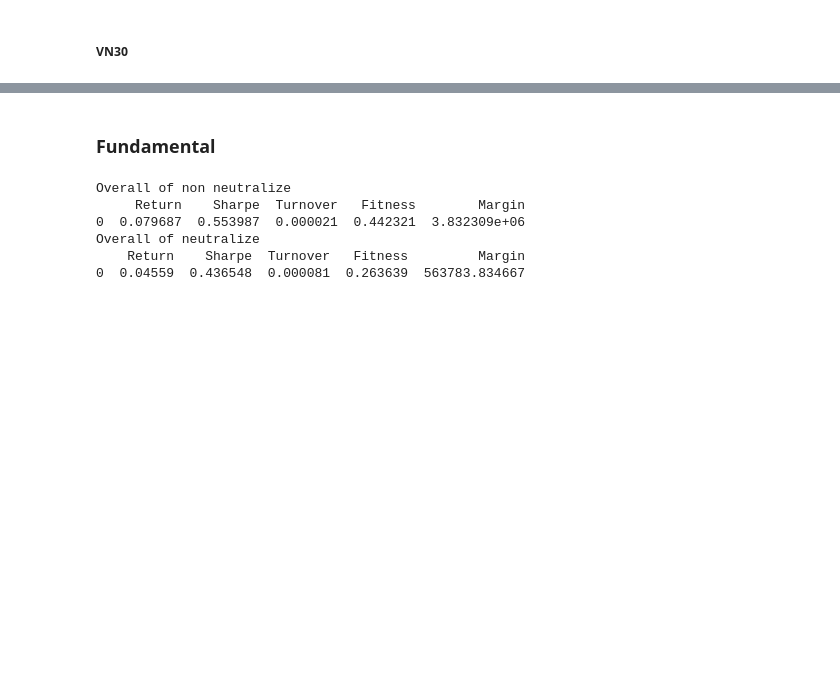
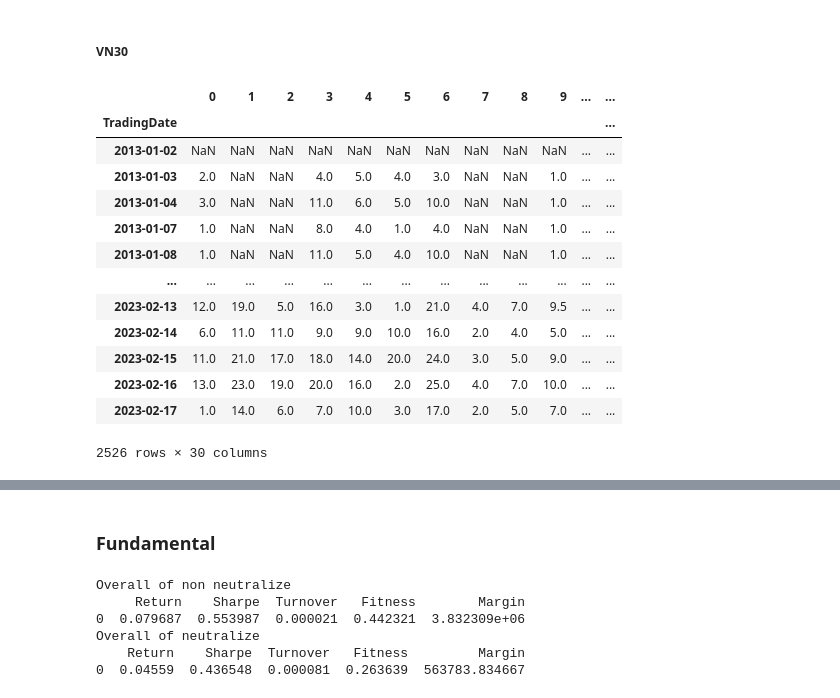
Before and after one commit to khanhtrinh2003/VN30-Strategy, a Jupyter notebook: main.ipynb, the cells around one changed output, grey strips where cells are left out. Drawn from its saved outputs; the diff is of its cells as text; code cells hidden in the pictures; blank space fills up the shorter version.

```diff
--- a/main.ipynb
+++ b/main.ipynb
@@ -20,0 +34,31 @@ returns = close.pct_change()
+# %%
+group = sign(returns)
+# %%
+df = pd.DataFrame()
+g = group.values
+v = close.values
+va = []
+for i in range(len(g)):
+    df.index = g[i]
+    df["v"] = v[i]
+    df.v=df.groupby(df.index).rank()
+    va.append(df["v"].to_list())
+df = pd.DataFrame(va)
+df.index = close.index
+# %%
+df
+# %% [output]
+|  | 0 | 1 | 2 | 3 | 4 | 5 | 6 | 7 | 8 | 9 | ... | ... |
+| TradingDate |  |  |  |  |  |  |  |  |  |  |  | ... |
+| 2013-01-02 | NaN | NaN | NaN | NaN | NaN | NaN | NaN | NaN | NaN | NaN | ... | ... |
+| 2013-01-03 | 2.0 | NaN | NaN | 4.0 | 5.0 | 4.0 | 3.0 | NaN | NaN | 1.0 | ... | ... |
+| 2013-01-04 | 3.0 | NaN | NaN | 11.0 | 6.0 | 5.0 | 10.0 | NaN | NaN | 1.0 | ... | ... |
+| 2013-01-07 | 1.0 | NaN | NaN | 8.0 | 4.0 | 1.0 | 4.0 | NaN | NaN | 1.0 | ... | ... |
+| 2013-01-08 | 1.0 | NaN | NaN | 11.0 | 5.0 | 4.0 | 10.0 | NaN | NaN | 1.0 | ... | ... |
+| ... | ... | ... | ... | ... | ... | ... | ... | ... | ... | ... | ... | ... |
+| 2023-02-13 | 12.0 | 19.0 | 5.0 | 16.0 | 3.0 | 1.0 | 21.0 | 4.0 | 7.0 | 9.5 | ... | ... |
+| 2023-02-14 | 6.0 | 11.0 | 11.0 | 9.0 | 9.0 | 10.0 | 16.0 | 2.0 | 4.0 | 5.0 | ... | ... |
+| 2023-02-15 | 11.0 | 21.0 | 17.0 | 18.0 | 14.0 | 20.0 | 24.0 | 3.0 | 5.0 | 9.0 | ... | ... |
+| 2023-02-16 | 13.0 | 23.0 | 19.0 | 20.0 | 16.0 | 2.0 | 25.0 | 4.0 | 7.0 | 10.0 | ... | ... |
+| 2023-02-17 | 1.0 | 14.0 | 6.0 | 7.0 | 10.0 | 3.0 | 17.0 | 2.0 | 5.0 | 7.0 | ... | ... |
+2526 rows × 30 columns
```
Also changed, not shown: parts of 3 cells of this notebook, 1 other file.
